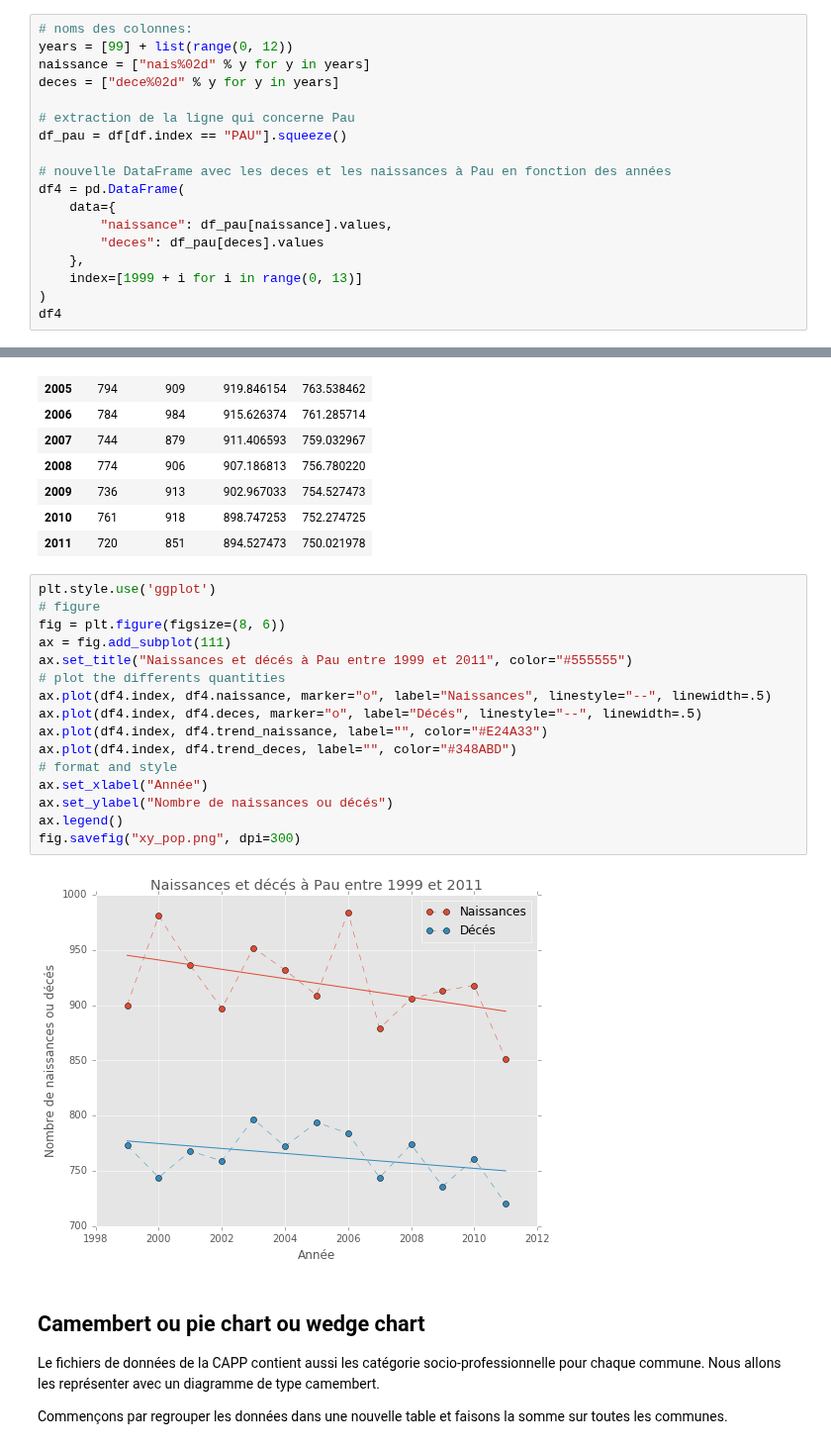
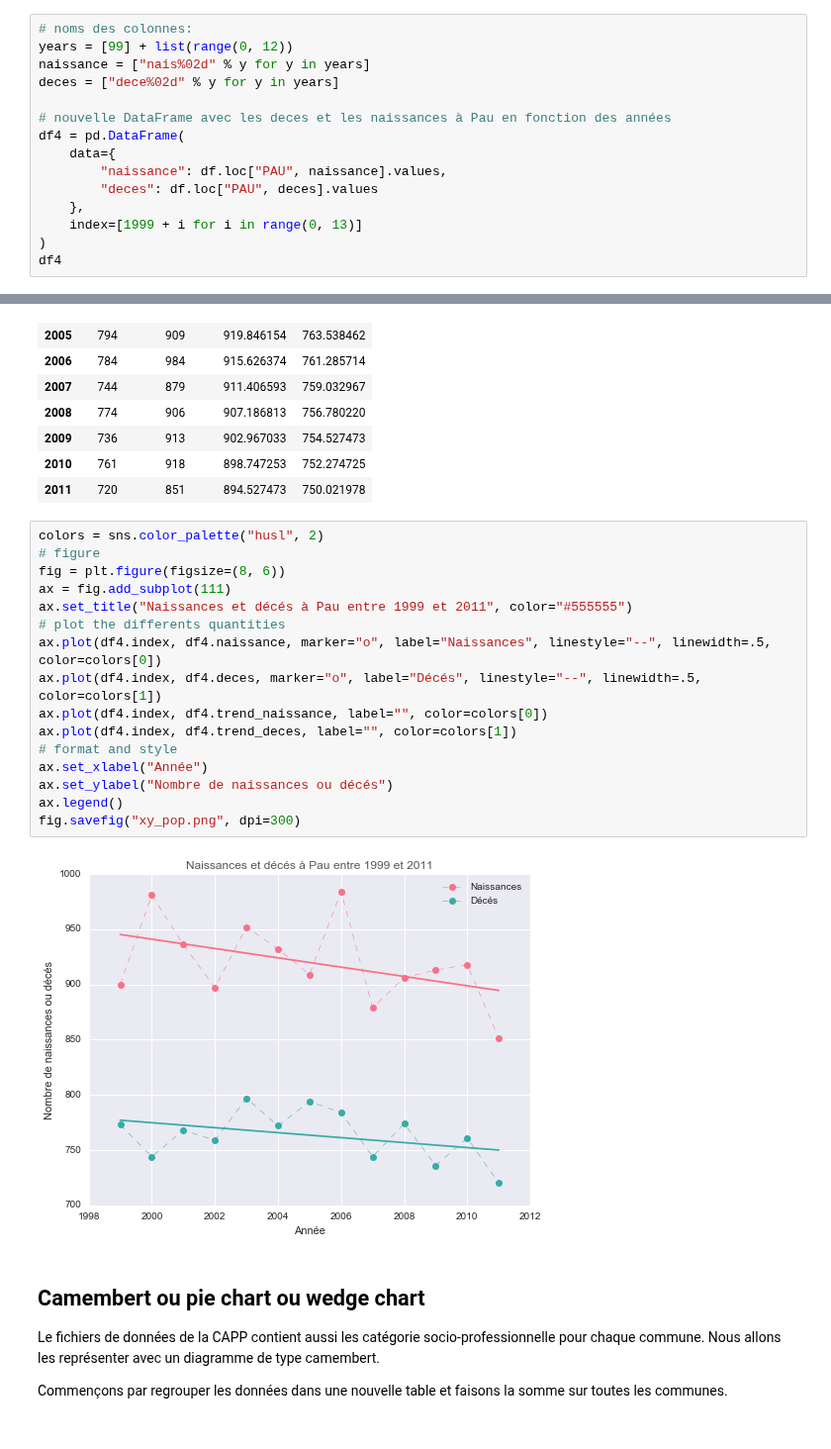
Before and after one commit to gVallverdu/cookbook, a Jupyter notebook: pandas_capp.ipynb, the cells around one changed output, grey strips where cells are left out. Shown at 99% size. Cells and saved outputs as stored; diff of their text form.

```diff
--- a/pandas_capp.ipynb
+++ b/pandas_capp.ipynb
@@ -208,14 +209,11 @@ years = [99] + list(range(0, 12))
 naissance = ["nais%02d" % y for y in years]
 deces = ["dece%02d" % y for y in years]
 
-# extraction de la ligne qui concerne Pau
-df_pau = df[df.index == "PAU"].squeeze()
-
 # nouvelle DataFrame avec les deces et les naissances à Pau en fonction des années
 df4 = pd.DataFrame(
     data={
-        "naissance": df_pau[naissance].values,
-        "deces": df_pau[deces].values
+        "naissance": df.loc["PAU", naissance].values,
+        "deces": df.loc["PAU", deces].values
     },
     index=[1999 + i for i in range(0, 13)]
 )
@@ -277,23 +275,23 @@ df4
 | 2010 | 761 | 918 | 898.747253 | 752.274725 |
 | 2011 | 720 | 851 | 894.527473 | 750.021978 |
 # %%
-plt.style.use('ggplot')
+colors = sns.color_palette("husl", 2)
 # figure
 fig = plt.figure(figsize=(8, 6))
 ax = fig.add_subplot(111)
 ax.set_title("Naissances et décés à Pau entre 1999 et 2011", color="#555555")
 # plot the differents quantities
-ax.plot(df4.index, df4.naissance, marker="o", label="Naissances", linestyle="--", linewidth=.5)
-ax.plot(df4.index, df4.deces, marker="o", label="Décés", linestyle="--", linewidth=.5)
-ax.plot(df4.index, df4.trend_naissance, label="", color="#E24A33")
-ax.plot(df4.index, df4.trend_deces, label="", color="#348ABD")
+ax.plot(df4.index, df4.naissance, marker="o", label="Naissances", linestyle="--", linewidth=.5, color=colors[0])
+ax.plot(df4.index, df4.deces, marker="o", label="Décés", linestyle="--", linewidth=.5, color=colors[1])
+ax.plot(df4.index, df4.trend_naissance, label="", color=colors[0])
+ax.plot(df4.index, df4.trend_deces, label="", color=colors[1])
 # format and style
 ax.set_xlabel("Année")
 ax.set_ylabel("Nombre de naissances ou décés")
 ax.legend()
 fig.savefig("xy_pop.png", dpi=300)
 # %% [output]
-[figure, old version]
+[figure, new version]
 # %% [markdown]
 ## Camembert ou pie chart ou wedge chart
 
```
Also changed, not shown: parts of 6 cells of this notebook.
